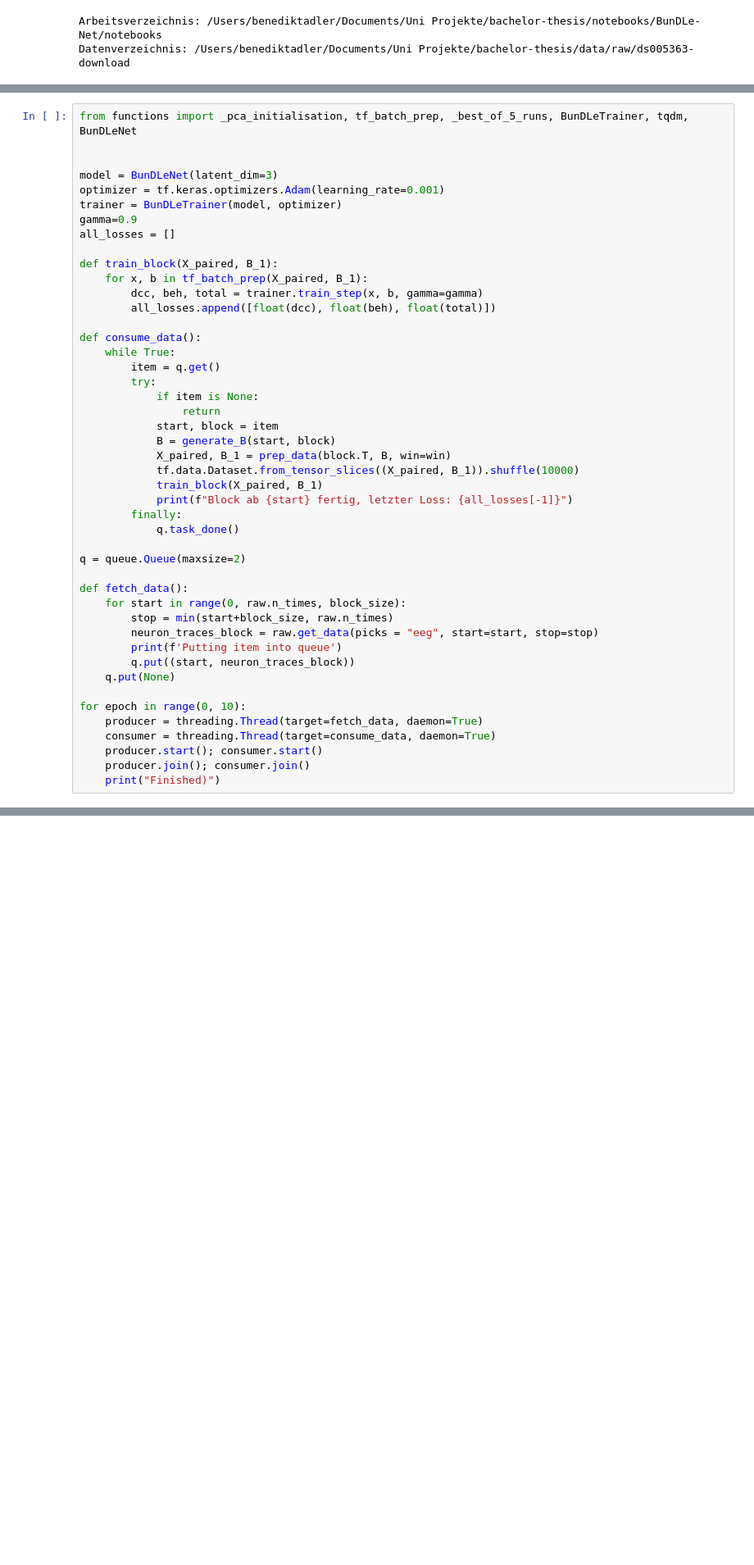
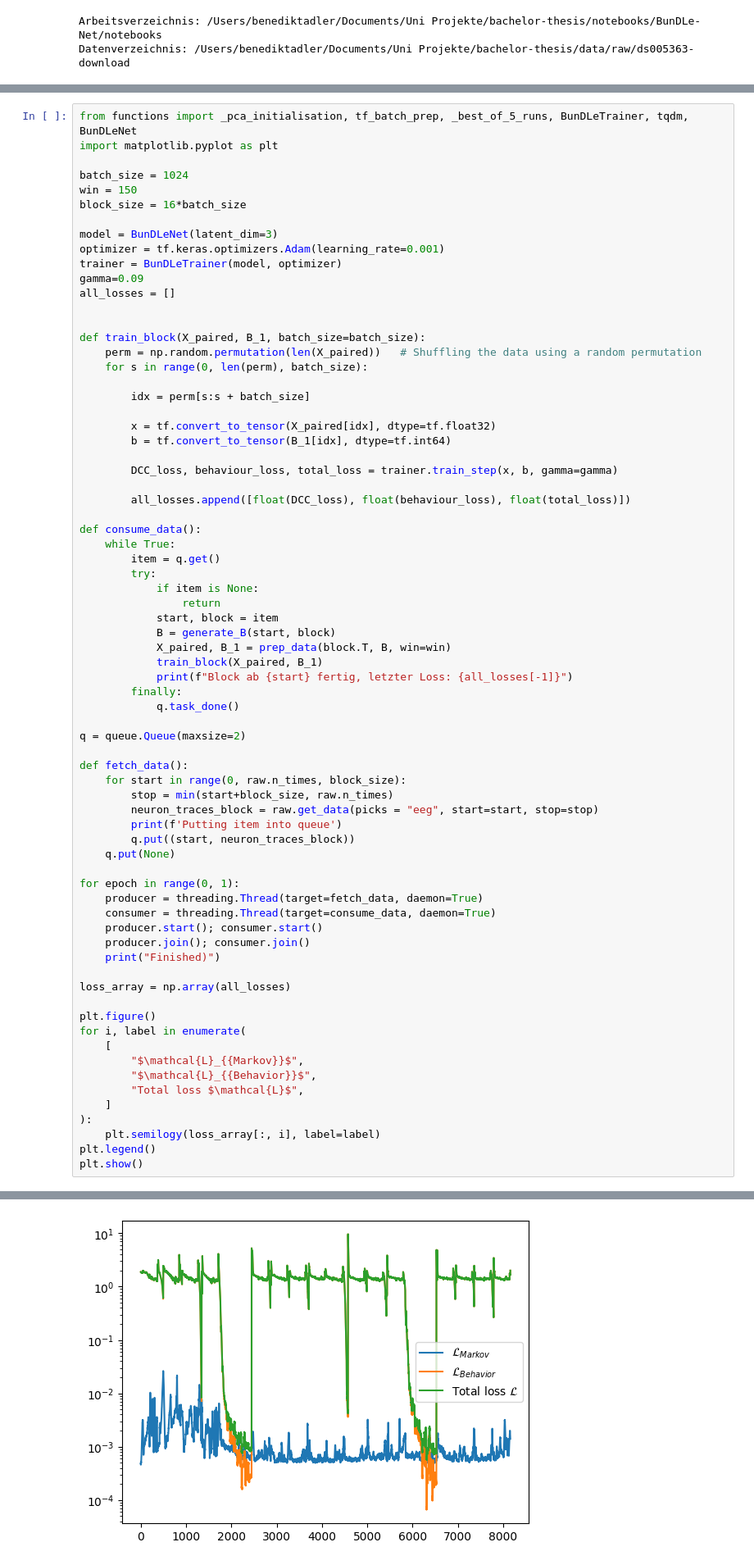
Before and after one commit to ben4dler/bachelor-thesis, a Jupyter notebook: notebooks/BunDLe-Net/notebooks/check_eeg_data.ipynb, the cells around one changed output, grey strips where cells are left out. Shown at 82% size. Drawn from its saved outputs; the diff is of its cells as text; blank space fills up the shorter version.

```diff
--- a/notebooks/BunDLe-Net/notebooks/check_eeg_data.ipynb
+++ b/notebooks/BunDLe-Net/notebooks/check_eeg_data.ipynb
@@ -167,18 +164,31 @@ def generate_B(start, neuron_traces_block):
 Lese BrainVision-Aufnahme ein: /Users/benediktadler/Documents/Uni Projekte/bachelor-thesis/data/raw/ds005363-download/sub-101/ses-01/eeg/sub-101_ses-01_task-objrecog_eeg.vhdr
 # %%
 from functions import _pca_initialisation, tf_batch_prep, _best_of_5_runs, BunDLeTrainer, tqdm, BunDLeNet
+import matplotlib.pyplot as plt
 
+batch_size = 1024
+win = 150
+block_size = 16*batch_size
 
 model = BunDLeNet(latent_dim=3)
 optimizer = tf.keras.optimizers.Adam(learning_rate=0.001)
 trainer = BunDLeTrainer(model, optimizer)
-gamma=0.9
+gamma=0.09
 all_losses = []
 
-def train_block(X_paired, B_1):
-    for x, b in tf_batch_prep(X_paired, B_1):
-        dcc, beh, total = trainer.train_step(x, b, gamma=gamma)
-        all_losses.append([float(dcc), float(beh), float(total)])
+
+def train_block(X_paired, B_1, batch_size=batch_size):
+    perm = np.random.permutation(len(X_paired))   # Shuffling the data using a random permutation
+    for s in range(0, len(perm), batch_size):
+
+        idx = perm[s:s + batch_size]
+
+        x = tf.convert_to_tensor(X_paired[idx], dtype=tf.float32)
+        b = tf.convert_to_tensor(B_1[idx], dtype=tf.int64)
+
+        DCC_loss, behaviour_loss, total_loss = trainer.train_step(x, b, gamma=gamma)
+
+        all_losses.append([float(DCC_loss), float(behaviour_loss), float(total_loss)])
 
 def consume_data():
     while True:
@@ -189,7 +199,6 @@ def consume_data():
             start, block = item
             B = generate_B(start, block)
             X_paired, B_1 = prep_data(block.T, B, win=win)
-            tf.data.Dataset.from_tensor_slices((X_paired, B_1)).shuffle(10000)
             train_block(X_paired, B_1)
             print(f"Block ab {start} fertig, letzter Loss: {all_losses[-1]}")
         finally:
@@ -205,10 +214,24 @@ def fetch_data():
         q.put((start, neuron_traces_block))
     q.put(None)
 
-for epoch in range(0, 10):
+for epoch in range(0, 1):
     producer = threading.Thread(target=fetch_data, daemon=True)
     consumer = threading.Thread(target=consume_data, daemon=True)
     producer.start(); consumer.start()
     producer.join(); consumer.join()
     print("Finished)")
+
+loss_array = np.array(all_losses)
+
+plt.figure()
+for i, label in enumerate(
+    [
+        "$\mathcal{L}_{{Markov}}$",
+        "$\mathcal{L}_{{Behavior}}$",
+        "Total loss $\mathcal{L}$",
+    ]
+):
+    plt.semilogy(loss_array[:, i], label=label)
+plt.legend()
+plt.show()
 # %% [output]
@@ -229,3 +304,4 @@ KeyboardInterrupt:
+[figure, added]
 # %%
 
 
```
Also changed, not shown: parts of 2 cells of this notebook, 2 other files.
